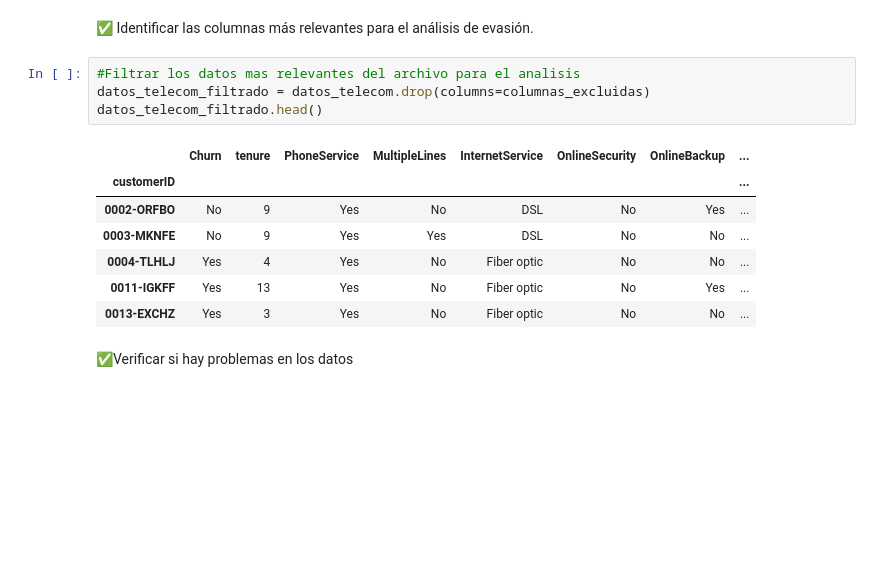
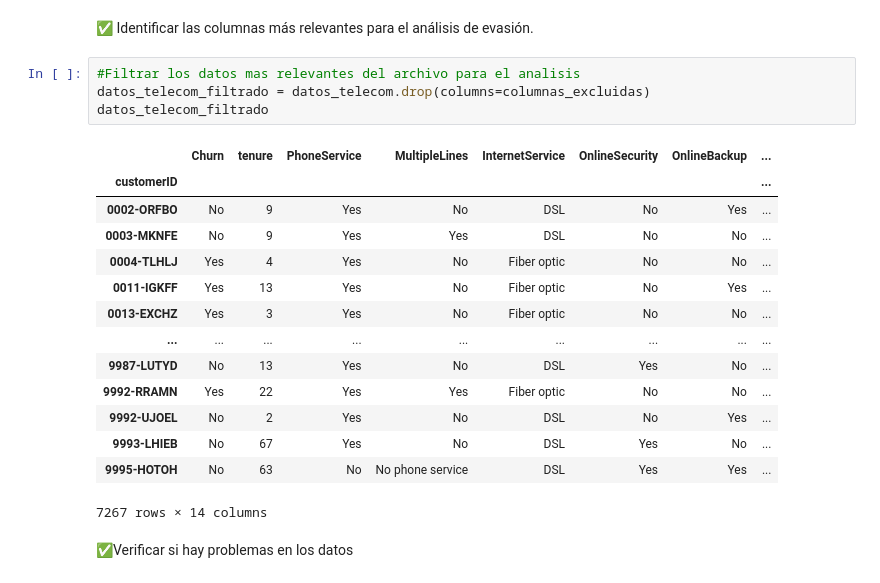
Before and after one commit to igafu053/Challenge_Telecom_X, a Jupyter notebook: TelecomX_LATAM.ipynb, the cells around one changed output. Saved outputs shown, nothing was run; the diff lists cells and outputs as text; blank space fills up the shorter version.

```diff
--- a/TelecomX_LATAM.ipynb
+++ b/TelecomX_LATAM.ipynb
@@ -189,15 +189,22 @@ columnas_excluidas = ['gender','SeniorCitizen','Partner','Dependents','Paperless
 # %%
 #Filtrar los datos mas relevantes del archivo para el analisis
 datos_telecom_filtrado = datos_telecom.drop(columns=columnas_excluidas)
-datos_telecom_filtrado.head()
+datos_telecom_filtrado
 # %% [output]
 |  | Churn | tenure | PhoneService | MultipleLines | InternetService | OnlineSecurity | OnlineBackup | ... |
 | customerID |  |  |  |  |  |  |  | ... |
 | 0002-ORFBO | No | 9 | Yes | No | DSL | No | Yes | ... |
 | 0003-MKNFE | No | 9 | Yes | Yes | DSL | No | No | ... |
 | 0004-TLHLJ | Yes | 4 | Yes | No | Fiber optic | No | No | ... |
 | 0011-IGKFF | Yes | 13 | Yes | No | Fiber optic | No | Yes | ... |
 | 0013-EXCHZ | Yes | 3 | Yes | No | Fiber optic | No | No | ... |
+| ... | ... | ... | ... | ... | ... | ... | ... | ... |
+| 9987-LUTYD | No | 13 | Yes | No | DSL | Yes | No | ... |
+| 9992-RRAMN | Yes | 22 | Yes | Yes | Fiber optic | No | No | ... |
+| 9992-UJOEL | No | 2 | Yes | No | DSL | No | Yes | ... |
+| 9993-LHIEB | No | 67 | Yes | No | DSL | Yes | No | ... |
+| 9995-HOTOH | No | 63 | No | No phone service | DSL | Yes | Yes | ... |
+7267 rows × 14 columns
 # %% [markdown]
 ✅Verificar si hay problemas en los datos
 # %%
```
Also changed, not shown: parts of 4 cells of this notebook.
